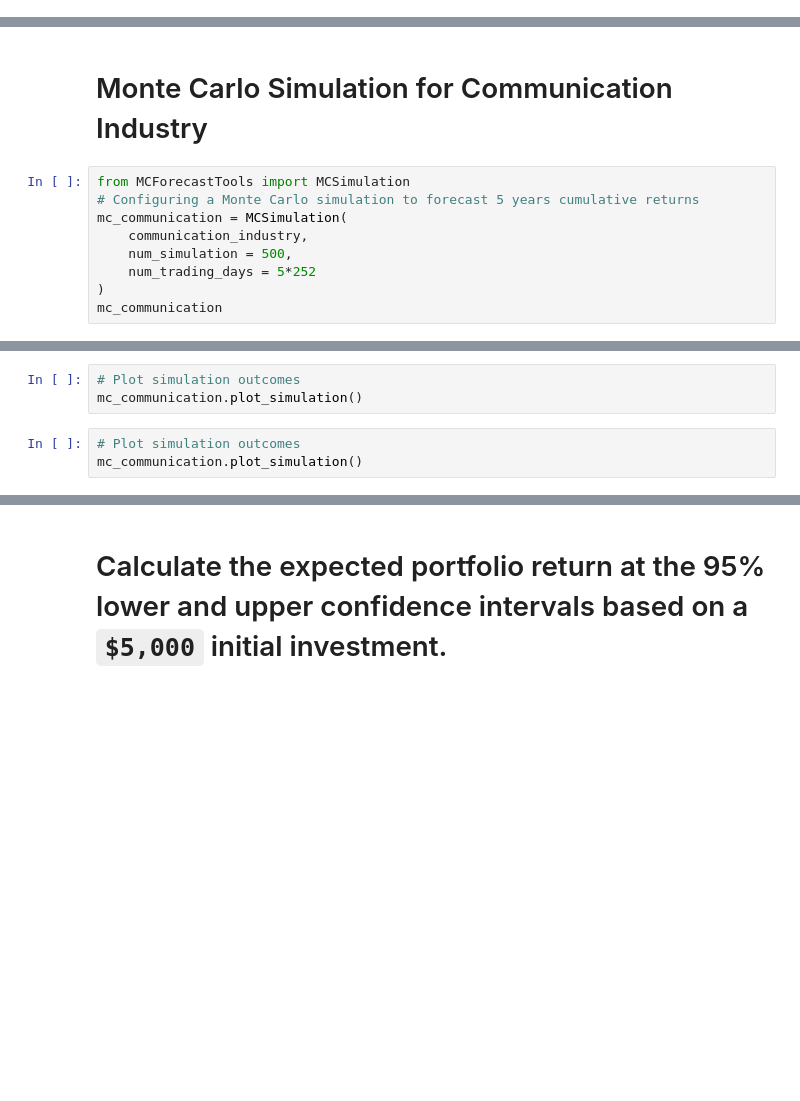
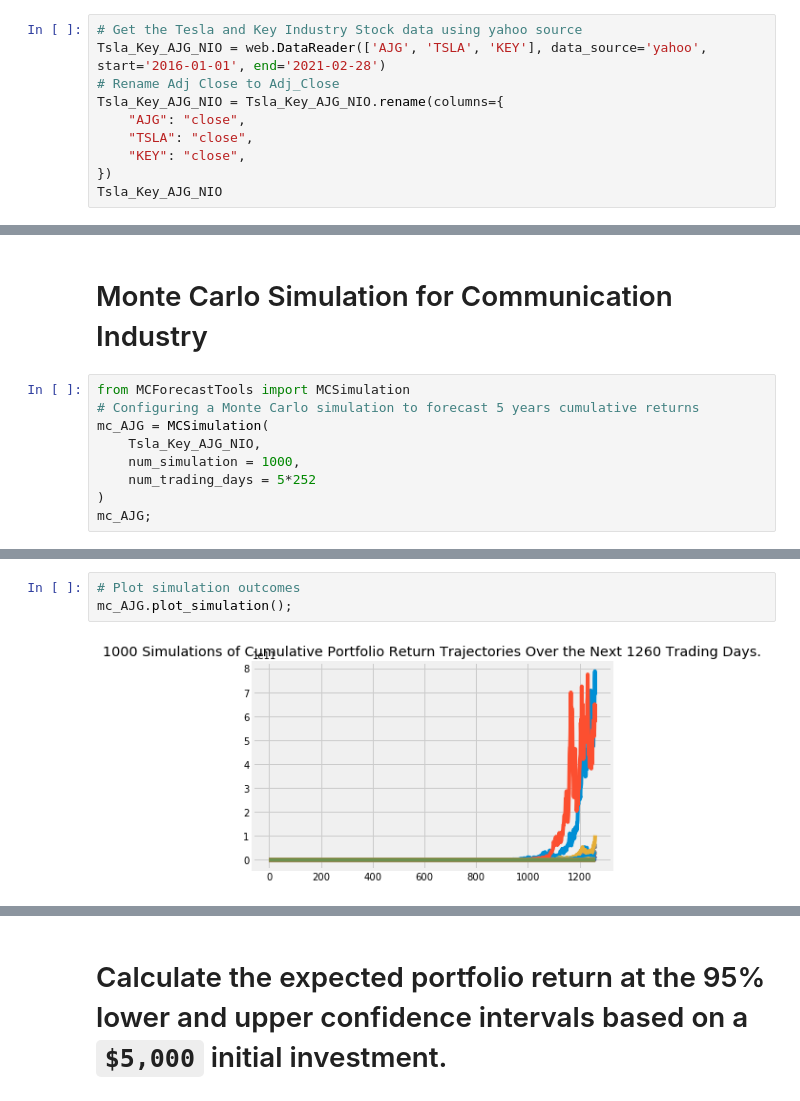
Before and after one commit to miladnazar/Project_3, a Jupyter notebook: Solved/3-Technical_Analysis.ipynb, the cells around one changed output, grey strips where cells are left out. Drawn from its saved outputs; the diff is of its cells as text; blank space fills up the shorter version.

```diff
--- a/Solved/3-Technical_Analysis.ipynb
+++ b/Solved/3-Technical_Analysis.ipynb
@@ -468,3 +461,13 @@ communication_industry
 | 2021-02-24 | 608.510010 | 186.990005 |
 | 2021-02-25 | 601.549988 | 184.679993 |
 1296 rows × 2 columns
+# %%
+# Get the Tesla and Key Industry Stock data using yahoo source
+Tsla_Key_AJG_NIO = web.DataReader(['AJG', 'TSLA', 'KEY'], data_source='yahoo', start='2016-01-01', end='2021-02-28')
+# Rename Adj Close to Adj_Close
+Tsla_Key_AJG_NIO = Tsla_Key_AJG_NIO.rename(columns={
+    "AJG": "close",
+    "TSLA": "close",
+    "KEY": "close",
+})
+Tsla_Key_AJG_NIO
@@ -473,9 +516,9 @@ communication_industry
 # %%
 from MCForecastTools import MCSimulation
 # Configuring a Monte Carlo simulation to forecast 5 years cumulative returns
-mc_communication = MCSimulation(
-    communication_industry,
-    num_simulation = 500,
+mc_AJG = MCSimulation(
+    Tsla_Key_AJG_NIO,
+    num_simulation = 1000,
     num_trading_days = 5*252
 )
-mc_communication
+mc_AJG;
@@ -487,8 +570,7 @@ mc_communication.calc_cumulative_return()
 # %%
 # Plot simulation outcomes
-mc_communication.plot_simulation()
+mc_AJG.plot_simulation();
+# %% [output]
+[figure, added]
-# %%
-# Plot simulation outcomes
-mc_communication.plot_simulation()
 # %%
 # Plot probability distribution and confidence intervals
```
Also changed, not shown: parts of 11 cells of this notebook, 9 other files.
